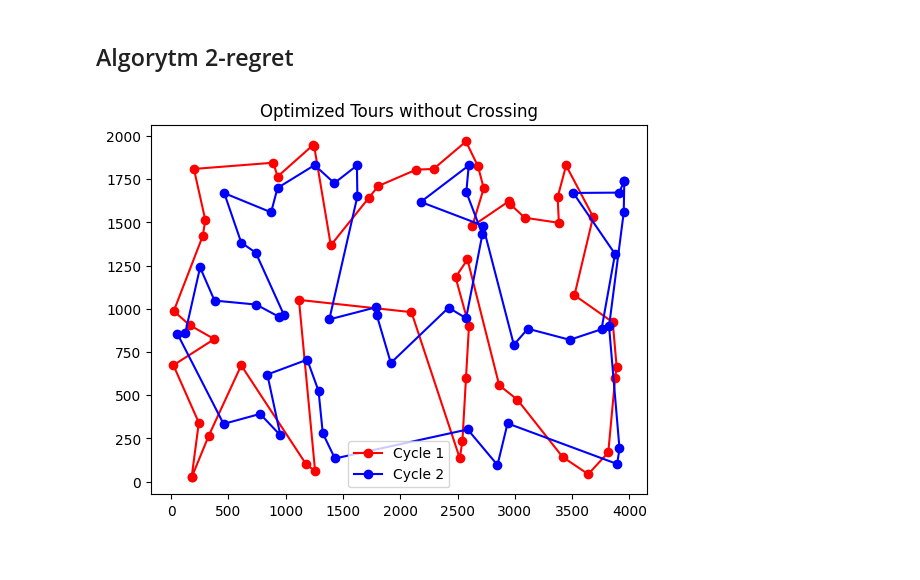
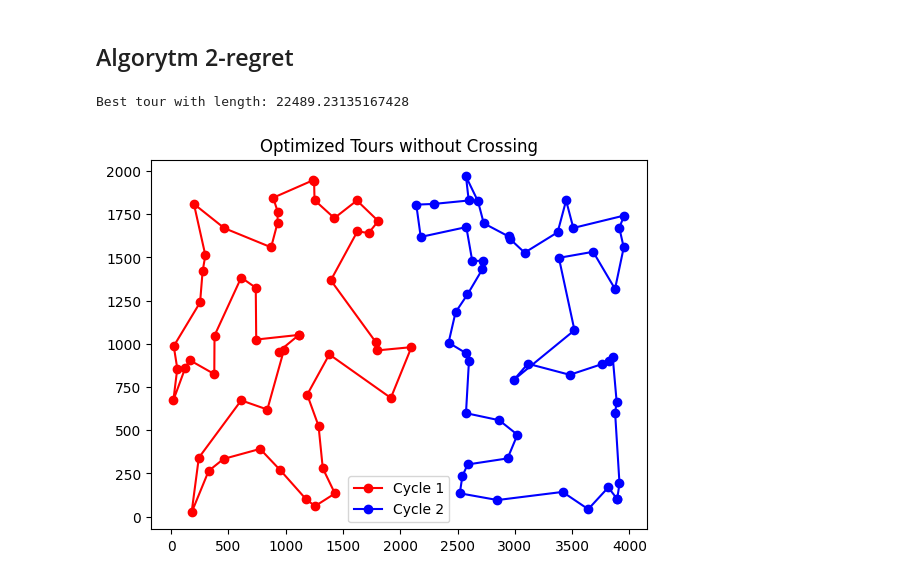
Before and after one commit to maciejm2517/imo-lab1, a Jupyter notebook: imo_1_przemek.ipynb, the cells around one changed output. Cells and saved outputs as stored; diff of their text form; code cells hidden in the pictures.

```diff
--- a/imo_1_przemek.ipynb
+++ b/imo_1_przemek.ipynb
@@ -294,20 +294,27 @@ def plot_current_tours_to_file(positions, tour1, tour2, unvisited):
     plt.show()
     plt.close()
 
-def create_2regret_cycles(cities):
+def calc_tour_length(cities, tour):
+    return sum([cities[tour[i]][tour[i+1]] for i in range(len(tour)-1)])
+
+def create_2regret_cycles(cities, start_idx):
     n = cities.shape[0]
     unvisited = list(range(n))
+    # print(len(unvisited))
+
 
     # Randomly choose the starting point for the first cycle
-    tour1 = [unvisited.pop(np.random.randint(0, len(unvisited)))]
-    start_city_1 = unvisited[tour1[0]]
+    # tour1 = [unvisited.pop(np.random.randint(0, len(unvisited)))]
+    tour1 = [unvisited.pop(start_idx)]
+    # print(start_idx, tour1)
+    # start_city_1 = unvisited[tour1[0]]
     nearest_to_first_1 = [cities[tour1[0]][j] for j in unvisited]
     tour1.append(unvisited.pop(np.argmin(nearest_to_first_1)))
 
     # Choose the furthest city from the starting point as the initial point for the second cycle
     start_city_2_idx = np.argmax([cities[tour1[0]][i] for i in unvisited])
     tour2 = [unvisited.pop(start_city_2_idx)]
-    start_city_2 = unvisited[start_city_2_idx]
+    # start_city_2 = unvisited[start_city_2_idx]
     nearest_to_first_2 = [cities[tour2[0]][j] for j in unvisited]
     tour2.append(unvisited.pop(np.argmin(nearest_to_first_2)))
 
@@ -317,17 +324,23 @@ def create_2regret_cycles(cities):
 
     nearest_to_tour_2 = [cities[tour2[0]][j] + cities[tour2[1]][j] for j in unvisited]
     tour2.append(unvisited.pop(np.argmin(nearest_to_tour_2)))
-
+    # print(f'{len(tour1) = }, {len(tour2) = }, {len(unvisited) = }')
+    # plot_optimized_tours(positions, tour1, tour2)
     # Start adding points that are best fit for the graph
-    while unvisited:
+    while len(unvisited) > 0:  # Dodaj warunek zakończenia pętli
+        # print(f'{len(unvisited) = }')
         for tour in [tour1, tour2]:
             regrets = []
             for city in unvisited:
-                distances = [cities[city][point] for point in tour]
+                # distances = [cities[city][point] for point in tour]
+                distances = [cities[tour[i]][city] + cities[city][tour[i+1]] - cities[tour[i]][tour[i+1]] for i in range(len(tour)-1)]
                 distances.sort()
                 regret = distances[1] - distances[0]
+                regret -= 0.37 * distances[0]
+                # print(f'{distances = }')
                 regrets.append((regret, city))
             regrets.sort(reverse=True)
+            # print(regrets[:5])
             best_city = regrets[0][1]
             tour_distances = [cities[tour[i]][tour[i+1]] for i in range(len(tour)-1)]
             best_increase = float('inf')
@@ -337,35 +350,52 @@ def create_2regret_cycles(cities):
                 if increase < best_increase:
                     best_increase = increase
                     best_index = i + 1
+            # print(f'adding {best_city = } at {best_index = }')
             tour.insert(best_index, best_city)
+            # print(f'removing from unvisited {best_city = }')
             unvisited.remove(best_city)
+        if len(unvisited) < 60:
+            # return tour1, tour2
+            pass
+        else:
+            # print(f'{len(unvisited) = }')
+            pass
+        # plot_optimized_tours(positions, tour1, tour2)
 
     return tour1, tour2
 
 def plot_optimized_tours(positions, cycle1, cycle2):
     # Ensure the cycles start and end at the same city to form closed loops
     cycle1.append(cycle1[0])
     cycle2.append(cycle2[0])
 
     # Plot the optimized tours
     plt.plot(positions[cycle1, 0], positions[cycle1, 1], linestyle='-', marker='o', color='r', label='Cycle 1')
     plt.plot(positions[cycle2, 0], positions[cycle2, 1], linestyle='-', marker='o', color='b', label='Cycle 2')
 
     # Add legend and title
     plt.legend()
     plt.title('Optimized Tours without Crossing')
     plt.show()
 
 # Load data from CSV file
 data = pd.read_csv('kroa.csv', sep=' ')
 positions = np.array([data['x'], data['y']]).T
 
 # Create two separate cycles without lines crossing
 distance_matrix = pairwise_distances(positions)
 
-cycle1, cycle2 = create_2regret_cycles(distance_matrix)
-
+best = (None, None, None)
+for i in range(100):
+    # print(i)
+    cycle1, cycle2 = create_2regret_cycles(distance_matrix, i)
+    l = calc_tour_length(distance_matrix, cycle1) + calc_tour_length(distance_matrix, cycle2)
+    if best[0] is None or best[0] > l:
+        best = (l, cycle1, cycle2)
+print(f'Best tour with length: {best[0]}')
+cycle1, cycle2 = best[1], best[2]
 # Plot the optimized tours
 plot_optimized_tours(positions, cycle1, cycle2)
 # %% [output]
+Best tour with length: 22489.23135167428
-[figure, old version]
+[figure, new version]
```
Also changed, not shown: parts of 1 cell of this notebook.
